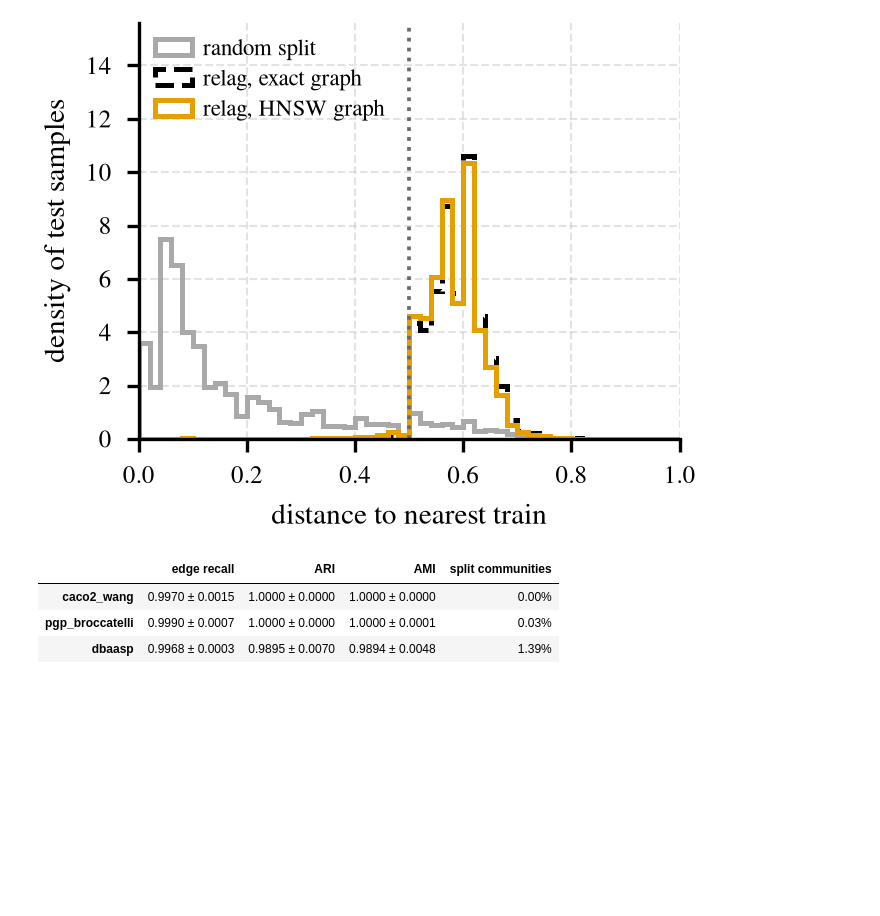
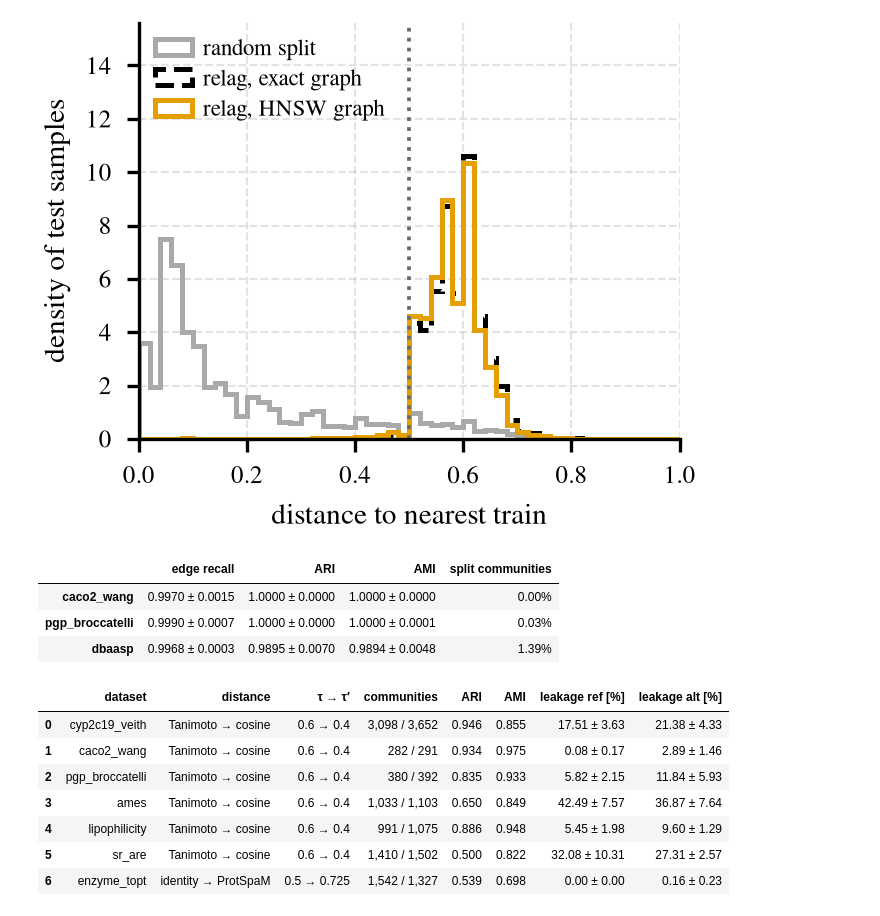
Before and after one commit to anthol42/relag-paper, a Jupyter notebook: notebooks/comparison_figures.ipynb, the cells around one changed output. Saved outputs shown, nothing was run; the diff lists cells and outputs as text; code cells hidden in the pictures; blank space fills up the shorter version.

```diff
--- a/notebooks/comparison_figures.ipynb
+++ b/notebooks/comparison_figures.ipynb
@@ -1797,3 +1797,33 @@ fidelity_table
 | caco2_wang | 0.9970 ± 0.0015 | 1.0000 ± 0.0000 | 1.0000 ± 0.0000 | 0.00% |
 | pgp_broccatelli | 0.9990 ± 0.0007 | 1.0000 ± 0.0000 | 1.0000 ± 0.0001 | 0.03% |
 | dbaasp | 0.9968 ± 0.0003 | 0.9895 ± 0.0070 | 0.9894 ± 0.0048 | 1.39% |
+# %%
+# ---- Distance robustness: data loading + table of community agreement (ARI / AMI) ---------
+# Molecules: Tanimoto -> cosine on the same Morgan bits, one tau' shared by all datasets (pooled leakage).
+# Enzyme: global identity -> ProtSpaM. tau' = oracle threshold reproducing the reference leakage.
+
+DIST_DIR = Path("..") / "results" / "distance_resiliance"
+DIST_MOLECULES = ["cyp2c19_veith", "caco2_wang", "pgp_broccatelli", "ames", "lipophilicity", "sr_are"]
+dist_res = {n: json.load(open(DIST_DIR / f"oracle_threshold_{n}_pooled.json")) for n in DIST_MOLECULES}
+dist_res["enzyme_topt"] = json.load(open(DIST_DIR / "oracle_threshold_enzyme_topt.json"))
+DIST_LABEL = {"cosine": "Tanimoto → cosine", "protspam": "identity → ProtSpaM"}
+
+mean_std = lambda v: f"{np.mean(v):.2f} ± {np.std(v, ddof=1):.2f}"
+dist_table = pd.DataFrame([{
+    "dataset": name, "distance": DIST_LABEL[d["alternative"]],
+    "τ → τ′": f"{d['reference_tau']:g} → {d['oracle']['tau']:g}",
+    "communities": f"{d['reference']['n_communities']:,} / {d['oracle']['n_communities']:,}",
+    "ARI": round(d["oracle"]["ari"], 3), "AMI": round(d["oracle"]["ami"], 3),
+    "leakage ref [%]": mean_std(d["reference"]["leakage[%]"]),
+    "leakage alt [%]": mean_std(d["oracle"]["leakage[%]"]),
+} for name, d in dist_res.items()])
+dist_table
+# %% [output]
+|  | dataset | distance | τ → τ′ | communities | ARI | AMI | leakage ref [%] | leakage alt [%] |
+| 0 | cyp2c19_veith | Tanimoto → cosine | 0.6 → 0.4 | 3,098 / 3,652 | 0.946 | 0.855 | 17.51 ± 3.63 | 21.38 ± 4.33 |
+| 1 | caco2_wang | Tanimoto → cosine | 0.6 → 0.4 | 282 / 291 | 0.934 | 0.975 | 0.08 ± 0.17 | 2.89 ± 1.46 |
+| 2 | pgp_broccatelli | Tanimoto → cosine | 0.6 → 0.4 | 380 / 392 | 0.835 | 0.933 | 5.82 ± 2.15 | 11.84 ± 5.93 |
+| 3 | ames | Tanimoto → cosine | 0.6 → 0.4 | 1,033 / 1,103 | 0.650 | 0.849 | 42.49 ± 7.57 | 36.87 ± 7.64 |
+| 4 | lipophilicity | Tanimoto → cosine | 0.6 → 0.4 | 991 / 1,075 | 0.886 | 0.948 | 5.45 ± 1.98 | 9.60 ± 1.29 |
+| 5 | sr_are | Tanimoto → cosine | 0.6 → 0.4 | 1,410 / 1,502 | 0.500 | 0.822 | 32.08 ± 10.31 | 27.31 ± 2.57 |
+| 6 | enzyme_topt | identity → ProtSpaM | 0.5 → 0.725 | 1,542 / 1,327 | 0.539 | 0.698 | 0.00 ± 0.00 | 0.16 ± 0.23 |
```
Also changed, not shown: parts of 2 cells of this notebook, 22 other files.
